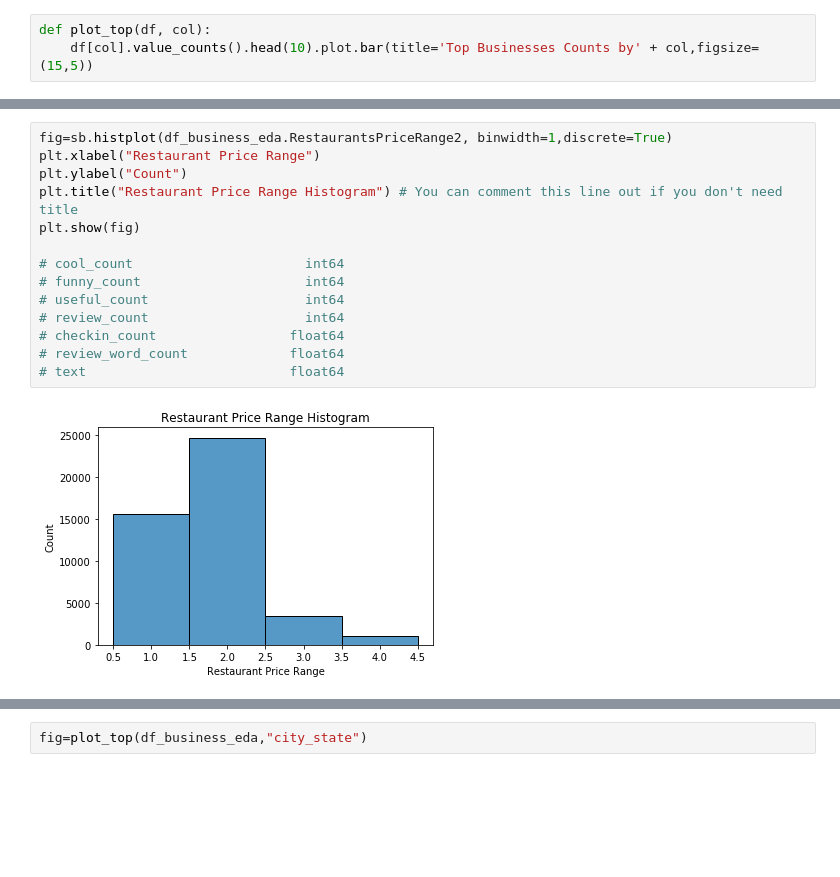
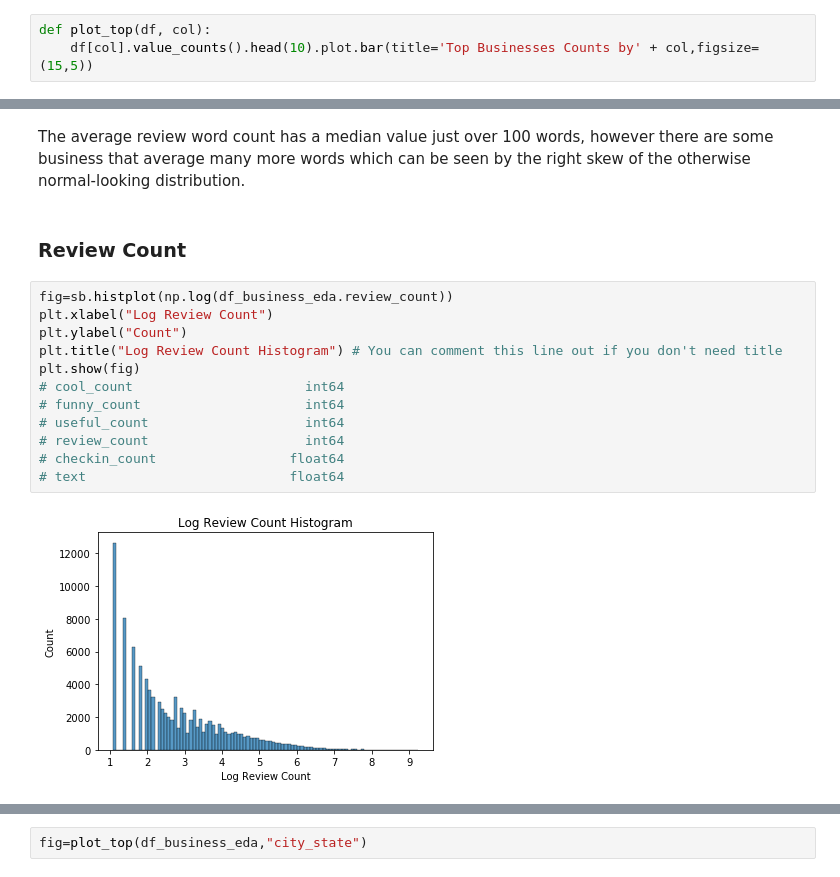
Before and after one commit to rchannewiser/MSDS-machine-learning1-team5, a Jupyter notebook: yelp_test.ipynb, the cells around one changed output, grey strips where cells are left out. Drawn from its saved outputs; the diff is of its cells as text; blank space fills up the shorter version.

```diff
--- a/yelp_test.ipynb
+++ b/yelp_test.ipynb
@@ -844,16 +853,18 @@ plt.show(fig)
+# %% [markdown]
+The average review word count has a median value just over 100 words, however there are some business that average many more words which can be seen by the right skew of the otherwise normal-looking distribution.
+# %% [markdown]
+### Review Count
 # %%
-fig=sb.histplot(df_business_eda.RestaurantsPriceRange2, binwidth=1,discrete=True)
-plt.xlabel("Restaurant Price Range")
+fig=sb.histplot(np.log(df_business_eda.review_count))
+plt.xlabel("Log Review Count")
 plt.ylabel("Count")
-plt.title("Restaurant Price Range Histogram") # You can comment this line out if you don't need title
+plt.title("Log Review Count Histogram") # You can comment this line out if you don't need title
 plt.show(fig)
-
 # cool_count                      int64
 # funny_count                     int64
 # useful_count                    int64
 # review_count                    int64
 # checkin_count                 float64
-# review_word_count             float64
 # text                          float64
 # %% [output]
-[figure, old version]
+[figure, new version]
```
Also changed, not shown: parts of 57 cells of this notebook.
